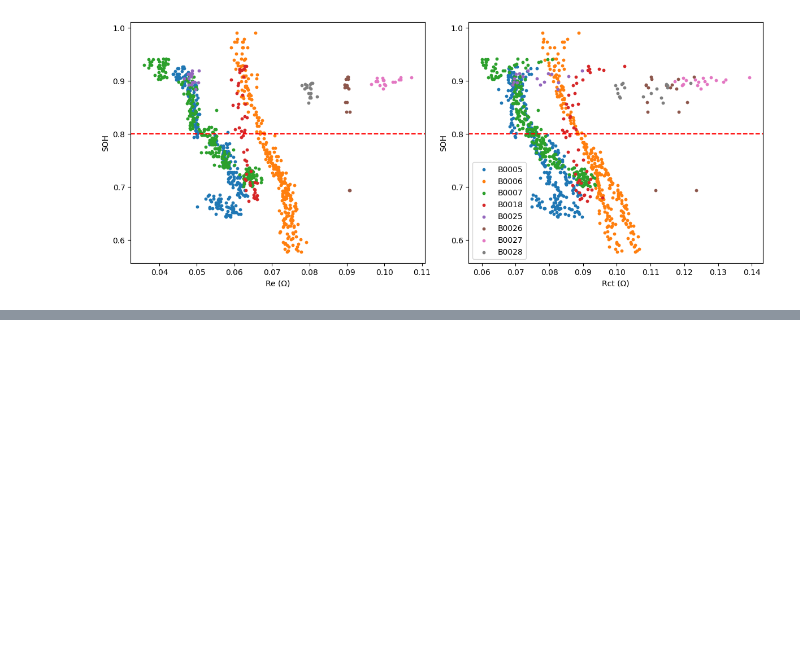
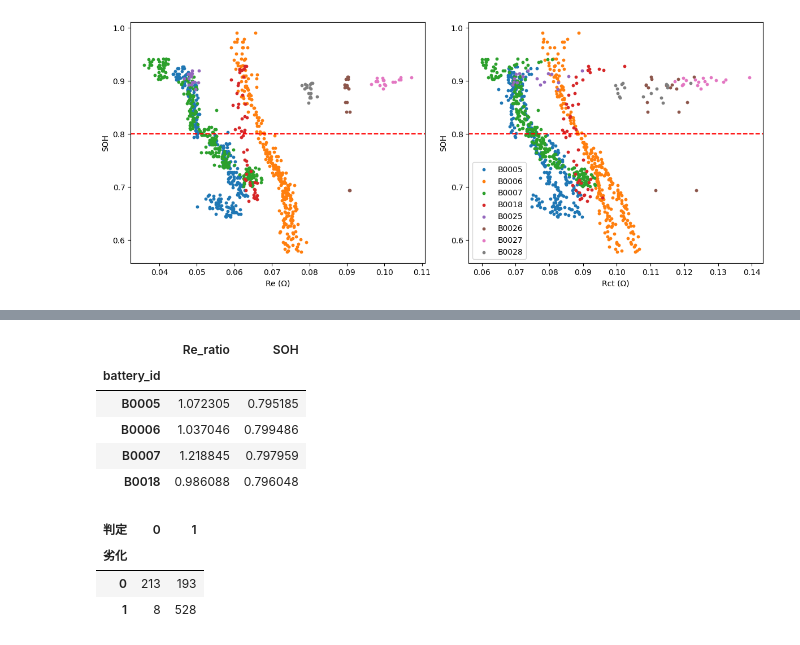
Before and after one commit to UniqueAIEngineer/lithium-battery-analysis, a Jupyter notebook: 01_explore.ipynb, the cells around one changed output, grey strips where cells are left out. Cells and saved outputs as stored; diff of their text form; code cells hidden in the pictures; blank space fills up the shorter version.

```diff
--- a/01_explore.ipynb
+++ b/01_explore.ipynb
@@ -183,0 +284,23 @@ plt.show()
+# %%
+d = d.sort_values(["battery_id","time"])
+
+below = d[d["SOH"]<0.8]
+
+first_cross = below.groupby("battery_id").first()
+first_cross[["Re_ratio","SOH"]]
+# %% [output]
+|  | Re_ratio | SOH |
+| battery_id |  |  |
+| B0005 | 1.072305 | 0.795185 |
+| B0006 | 1.037046 | 0.799486 |
+| B0007 | 1.218845 | 0.797959 |
+| B0018 | 0.986088 | 0.796048 |
+# %%
+LINE = 1.0
+d["判定"] = (d["Re_ratio"] >= LINE).astype(int)
+pd.crosstab(d["劣化"],d["判定"])
+# %% [output]
+| 判定 | 0 | 1 |
+| 劣化 |  |  |
+| 0 | 213 | 193 |
+| 1 | 8 | 528 |
```
Also changed, not shown: parts of 12 cells of this notebook, 1 other file.
